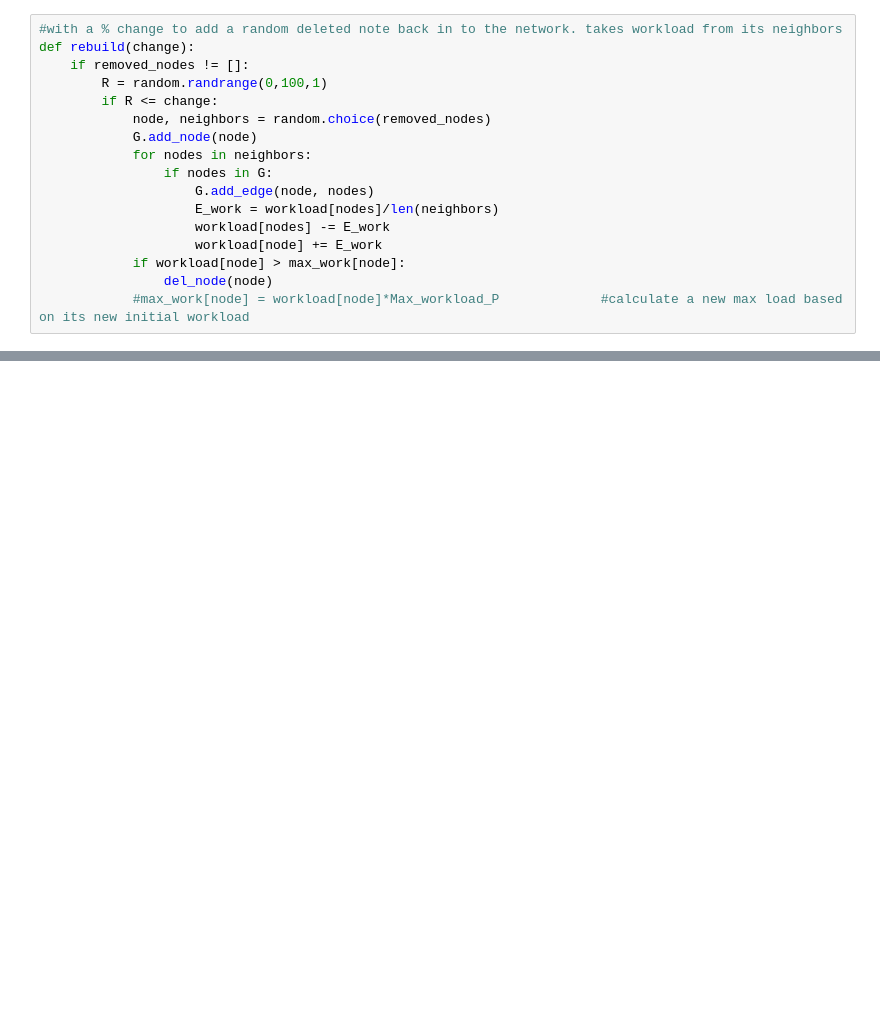
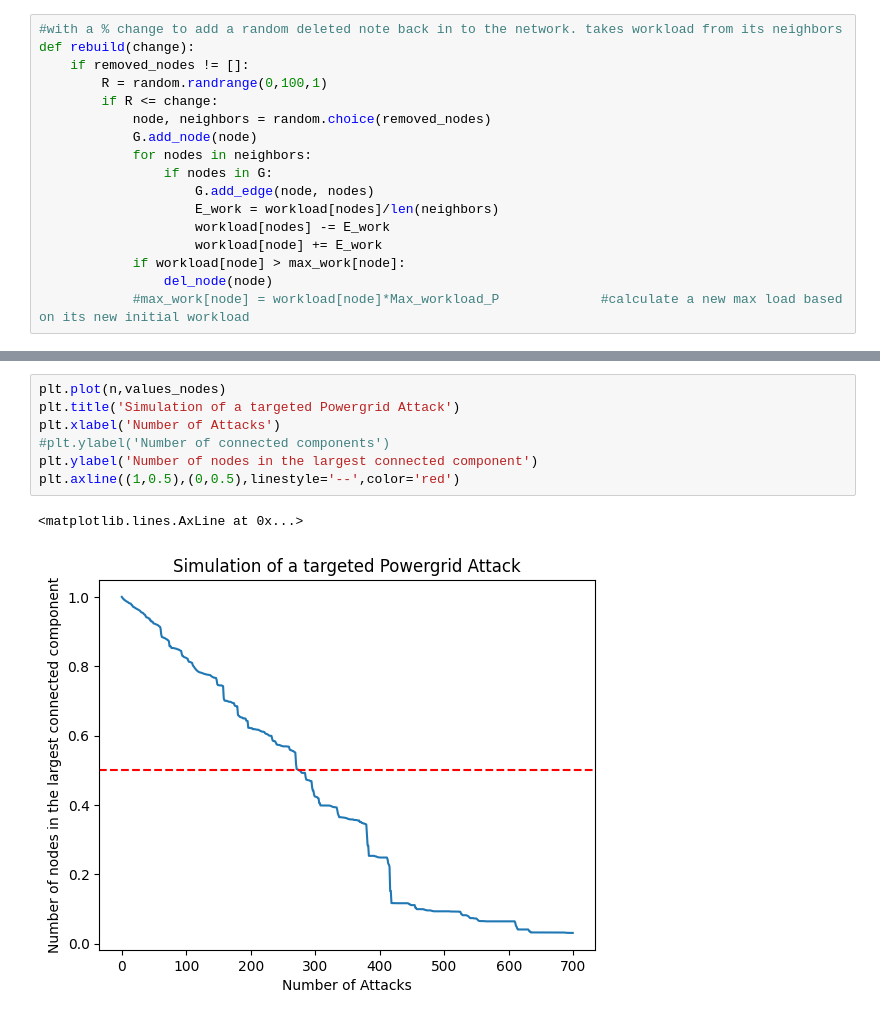
Before and after one commit to Lukas1930/NWA_Powergrid, a Jupyter notebook: Network Simulation.ipynb, the cells around one changed output, grey strips where cells are left out. Drawn from its saved outputs; the diff is of its cells as text; blank space fills up the shorter version.

```diff
--- a/Network Simulation.ipynb
+++ b/Network Simulation.ipynb
@@ -122,0 +133,10 @@ plt.plot(n,values_nodes)
+# %%
+plt.plot(n,values_nodes)
+plt.title('Simulation of a targeted Powergrid Attack')
+plt.xlabel('Number of Attacks')
+#plt.ylabel('Number of connected components')
+plt.ylabel('Number of nodes in the largest connected component')
+plt.axline((1,0.5),(0,0.5),linestyle='--',color='red')
+# %% [output]
+<matplotlib.lines.AxLine at 0x...>
+[figure, added]
```
Also changed, not shown: parts of 2 cells of this notebook.
